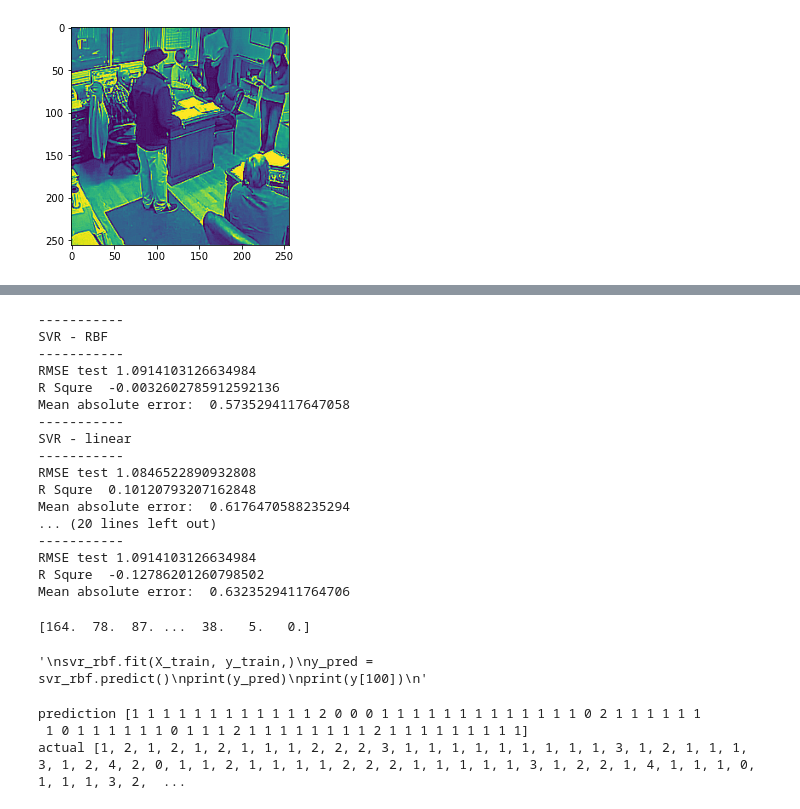
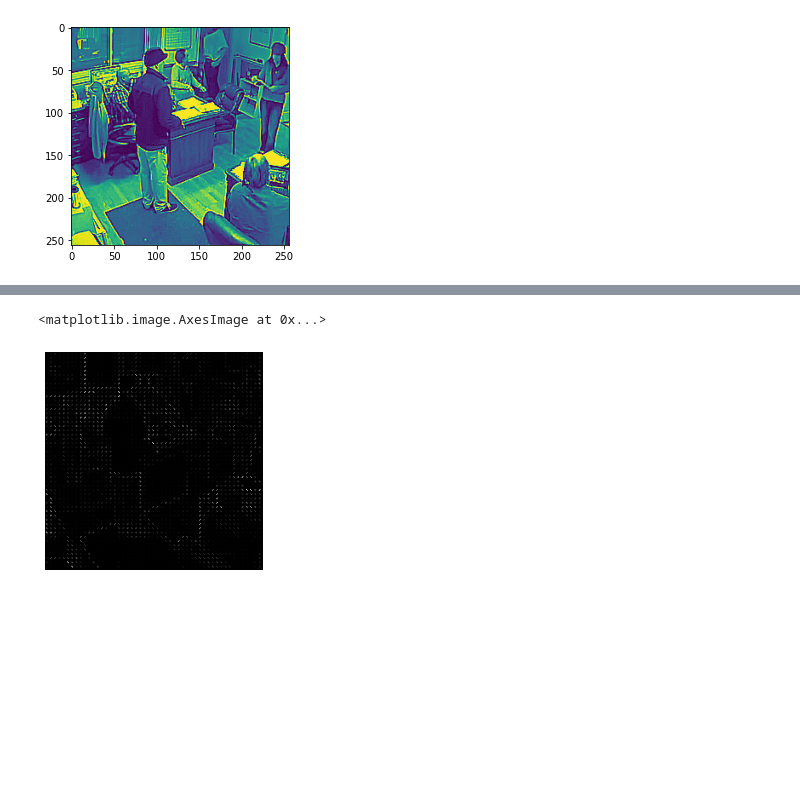
Before and after one commit to divyakumar95/HumanCount, a Jupyter notebook: MachineLearning-CA01.ipynb, the cells around one changed output, grey strips where cells are left out. Drawn from its saved outputs; the diff is of its cells as text; code cells hidden in the pictures; blank space fills up the shorter version.

```diff
--- a/MachineLearning-CA01.ipynb
+++ b/MachineLearning-CA01.ipynb
@@ -442,67 +43,10 @@ def launch_model(name,model, X_train, y_train, X_test, y_test):
-# %%
-results = []
-print ('-----------')
-print ('SVR - RBF')
-print ('-----------')
-results.append(launch_model('SVR - RBF', svr_rbf, X_train, y_train, X_test, y_test))
-print ('-----------')
-print ('SVR - linear')
-print ('-----------')
-results.append(launch_model('SVR - linear', svr_lineal, X_train, y_train, X_test, y_test))
-print ('-----------')
-print (' linear Regresion')
-print ('-----------')
-results.append(launch_model('Regresion linear', lr, X_train, y_train, X_test, y_test))
-print ('-----------')
-print ('SVR poly')
-print ('-----------')
-results.append(launch_model('SVR - polyz', svr_poly, X_train, y_train, X_test, y_test))
-print ('-----------')
-print ('Decission Tree')
-print ('-----------')
-results.append(launch_model('SVR - polyz', DT, X_train, y_train, X_test, y_test))
-print ('-----------')
-print ('Random forest')
-print ('-----------')
-results.append(launch_model('SVR - polyz', RF, X_train, y_train, X_test, y_test))
-# %% [output]
------------
-SVR - RBF
------------
-RMSE test 1.0914103126634984
-R Squre  -0.0032602785912592136
-Mean absolute error:  0.5735294117647058
------------
-SVR - linear
------------
-RMSE test 1.0846522890932808
-R Squre  0.10120793207162848
-Mean absolute error:  0.6176470588235294
-... (20 lines left out)
------------
-RMSE test 1.0914103126634984
-R Squre  -0.12786201260798502
-Mean absolute error:  0.6323529411764706
-# %%
-new = np.array(X[100], dtype='float32')
-print(new)
-"""
-svr_rbf.fit(X_train, y_train,)
-y_pred = svr_rbf.predict()
-print(y_pred)
-print(y[100])
-"""
-# %% [output]
-[164.  78.  87. ...  38.   5.   0.]
-'\nsvr_rbf.fit(X_train, y_train,)\ny_pred = svr_rbf.predict()\nprint(y_pred)\nprint(y[100])\n'
-# %%
-lr.fit(X_train, y_train)
-#x_input=X
-recom = lr.predict(X_test)
-print('prediction',np.int_(recom))
-#x_input
-print('actual',y_test)
-# %% [output]
-prediction [1 1 1 1 1 1 1 1 1 1 1 1 2 0 0 0 1 1 1 1 1 1 1 1 1 1 1 1 1 0 2 1 1 1 1 1 1
- 1 0 1 1 1 1 1 1 0 1 1 1 2 1 1 1 1 1 1 1 1 2 1 1 1 1 1 1 1 1 1]
-actual [1, 2, 1, 2, 1, 2, 1, 1, 1, 2, 2, 2, 3, 1, 1, 1, 1, 1, 1, 1, 1, 1, 3, 1, 2, 1, 1, 1, 3, 1, 2, 4, 2, 0, 1, 1, 2, 1, 1, 1, 1, 2, 2, 2, 1, 1, 1, 1, 1, 3, 1, 2, 2, 1, 4, 1, 1, 1, 0, 1, 1, 1, 3, 2,  ...
+# %%
+
+#creating hog features
+fd, hog_image1 = hog(img, orientations=16, pixels_per_cell=(5, 5),
+                	cells_per_block=(4, 4), visualize=True)#, multichannel=True)
+plt.axis("off")
+plt.imshow(hog_image1, cmap="gray")
+# %% [output]
+<matplotlib.image.AxesImage at 0x...>
+[figure, added]
```
Also changed, not shown: parts of 76 cells of this notebook, 12 other files.
